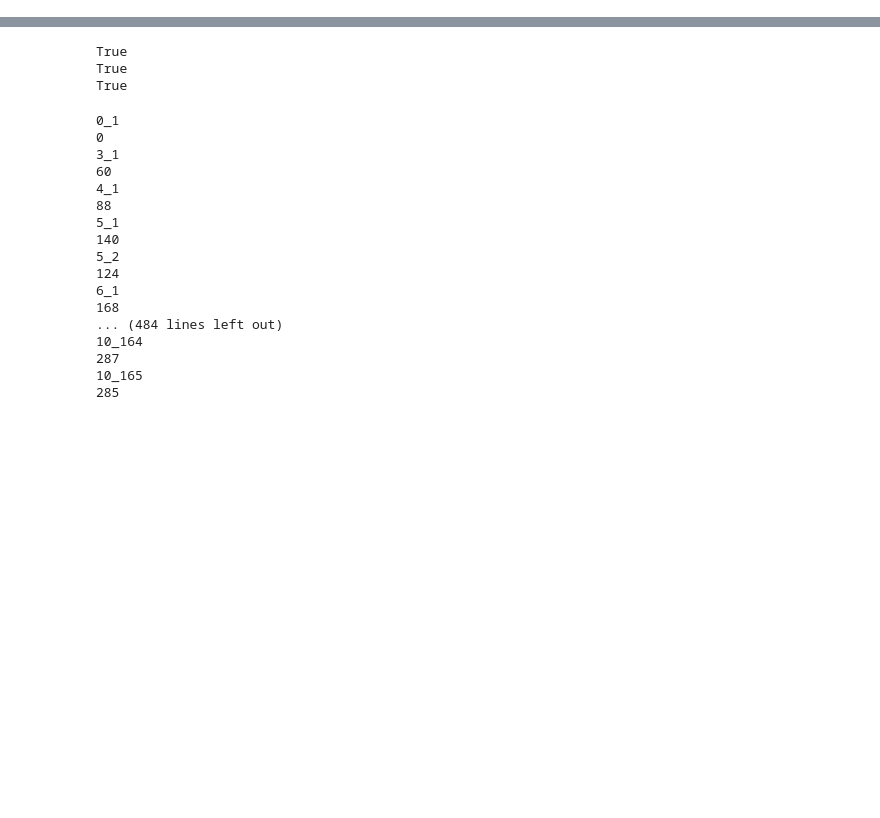
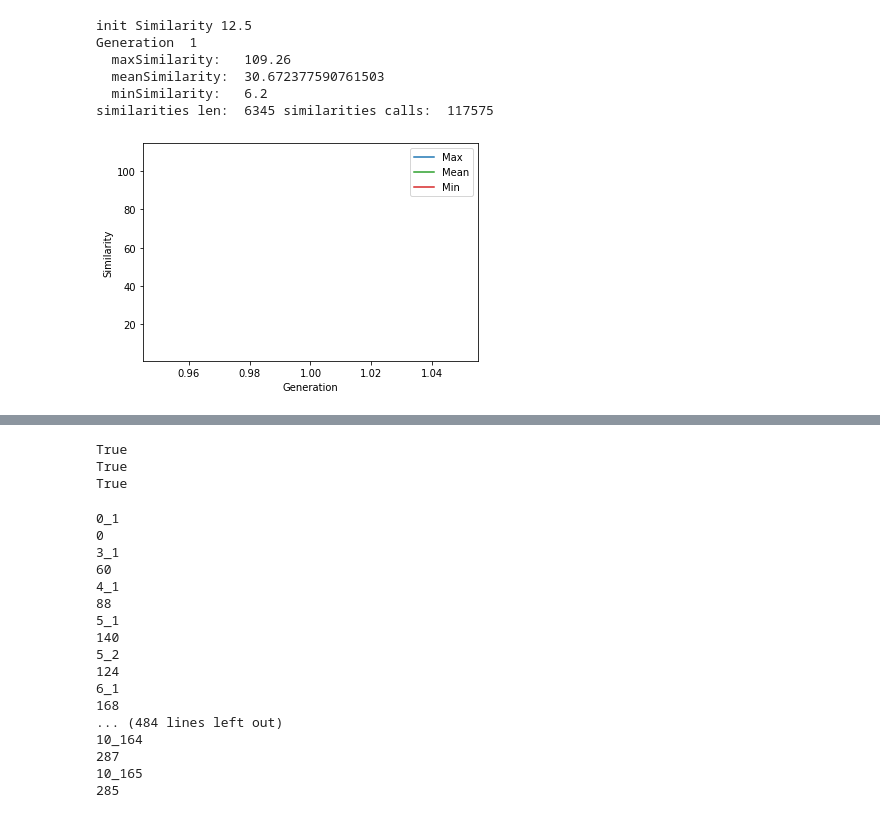
Before and after one commit to jeronimocabezuelo/KnotIA2, a Jupyter notebook: Notebook.ipynb, the cells around one changed output, grey strips where cells are left out. Drawn from its saved outputs; the diff is of its cells as text; code cells hidden in the pictures; blank space fills up the shorter version.

```diff
--- a/Notebook.ipynb
+++ b/Notebook.ipynb
@@ -16,0 +151,23 @@ import sympy as sym
+# %%
+print("init Similarity",difference(knot_3_1_1, knot_3_1_2))
+
+_,_,differencesMMM = areSameKnotGA(knot_3_1_1, knot_3_1_2,
+                                    numberOfIndividuals=500,
+                                    numberOfGenerations=1,
+                                    debug=1,
+                                    maxMutationRateType = 0.045,
+                                    minMutationRateType = 0.001,
+                                    maxMutationRateGene = 0.09,
+                                    minMutationRateGene = 0.002,
+                                    maxMutationRateGenes = 0.14,
+                                    minMutationRateGenes = 0.006,
+                                    differences = differences)
+plotDifferences(differencesMMM)
+# %% [output]
+init Similarity 12.5
+Generation  1
+  maxSimilarity:   109.26
+  meanSimilarity:  30.672377590761503
+  minSimilarity:   6.2
+similarities len:  6345 similarities calls:  117575
+[figure, added]
```
Also changed, not shown: parts of 19 cells of this notebook, 15 other files.
